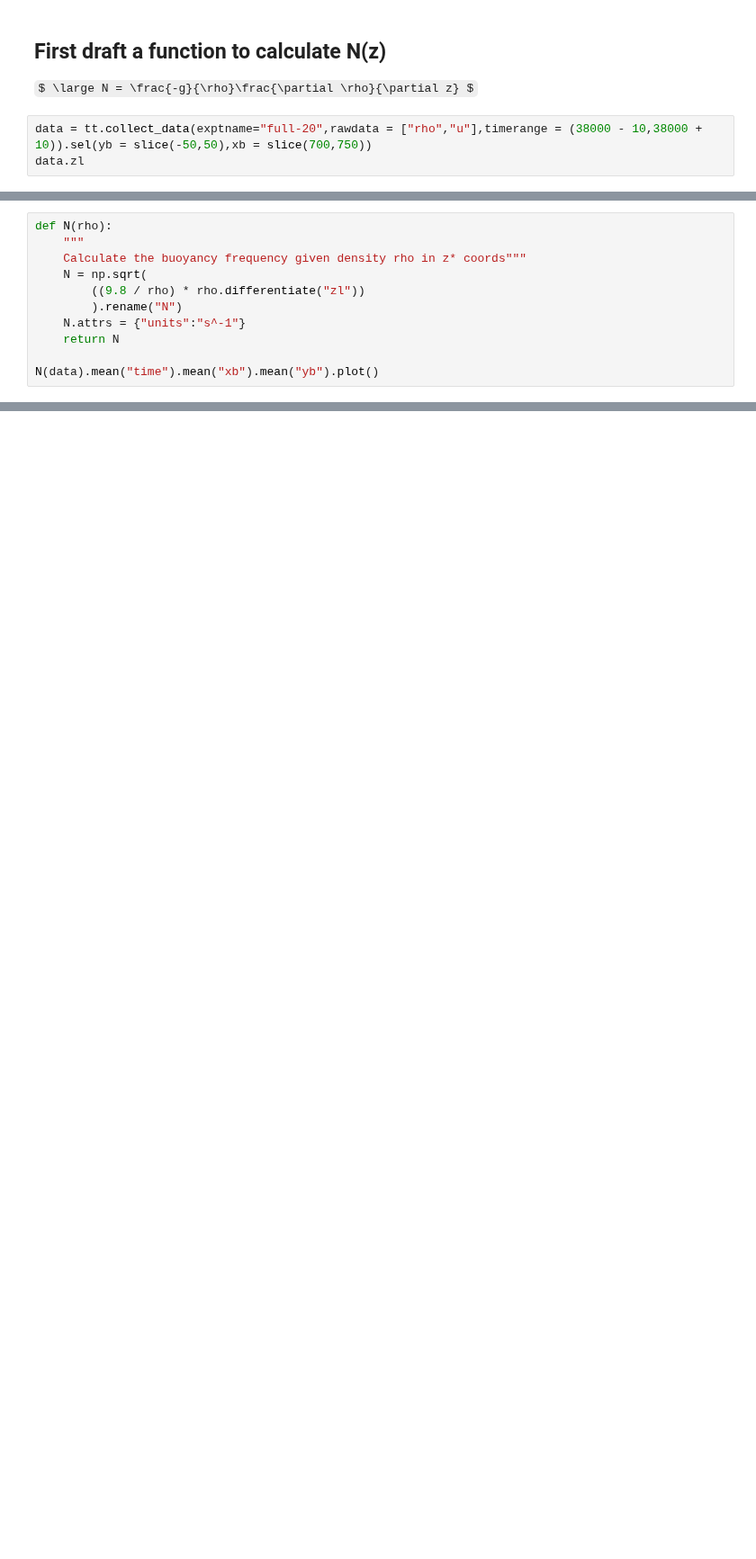
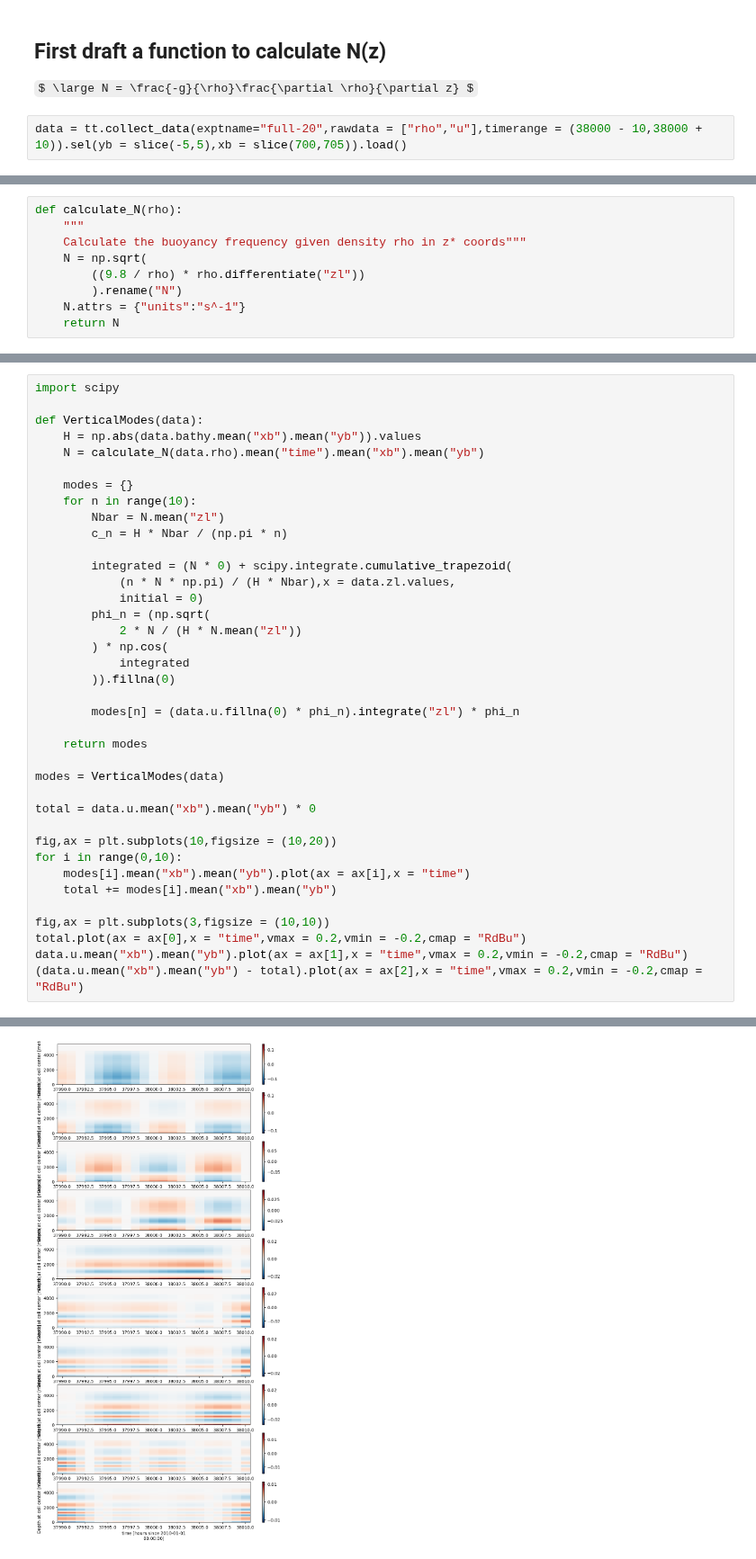
Before and after one commit to ashjbarnes/tasman-tides, a Jupyter notebook: notebooks/analysis/vertical_structure.ipynb, the cells around one changed output, grey strips where cells are left out. Shown at 90% size. Drawn from its saved outputs; the diff is of its cells as text; some formulas as TeX source; blank space fills up the shorter version.

Commit message:
vertical mode decomp

```diff
--- a/notebooks/analysis/vertical_structure.ipynb
+++ b/notebooks/analysis/vertical_structure.ipynb
@@ -45,8 +42,7 @@ Hosting the HTTP server on port 43621 instead
 
 $ \large N = \frac{-g}{\rho}\frac{\partial \rho}{\partial z} $
 # %%
-data = tt.collect_data(exptname="full-20",rawdata = ["rho","u"],timerange = (38000 - 10,38000 + 10)).sel(yb = slice(-50,50),xb = slice(700,750))
-data.zl
+data = tt.collect_data(exptname="full-20",rawdata = ["rho","u"],timerange = (38000 - 10,38000 + 10)).sel(yb = slice(-5,5),xb = slice(700,705)).load()
 # %% [output]
 loading rho...  done.
 loading u...    done.
@@ -90,5 +49,5 @@ array([2.703753e+00, 8.125880e+00, 1.357918e+01, 1.906775e+01, 2.459623e+01,
 # %%
-def N(rho):
+def calculate_N(rho):
     """
     Calculate the buoyancy frequency given density rho in z* coords"""
     N = np.sqrt(
@@ -96,5 +55,3 @@ def N(rho):
         ).rename("N")
     N.attrs = {"units":"s^-1"}
     return N
-
-N(data).mean("time").mean("xb").mean("yb").plot()
@@ -103,0 +66,39 @@ N(data).mean("time").mean("xb").mean("yb").plot()
+# %%
+import scipy
+
+def VerticalModes(data):
+    H = np.abs(data.bathy.mean("xb").mean("yb")).values
+    N = calculate_N(data.rho).mean("time").mean("xb").mean("yb")
+
+    modes = {}
+    for n in range(10):
+        Nbar = N.mean("zl")
+        c_n = H * Nbar / (np.pi * n)
+
+        integrated = (N * 0) + scipy.integrate.cumulative_trapezoid(
+            (n * N * np.pi) / (H * Nbar),x = data.zl.values,
+            initial = 0)
+        phi_n = (np.sqrt(
+            2 * N / (H * N.mean("zl"))
+        ) * np.cos(
+            integrated
+        )).fillna(0)
+
+        modes[n] = (data.u.fillna(0) * phi_n).integrate("zl") * phi_n
+
+    return modes
+
+modes = VerticalModes(data)
+
+total = data.u.mean("xb").mean("yb") * 0
+
+fig,ax = plt.subplots(10,figsize = (10,20))
+for i in range(0,10):
+    modes[i].mean("xb").mean("yb").plot(ax = ax[i],x = "time")
+    total += modes[i].mean("xb").mean("yb")
+
+fig,ax = plt.subplots(3,figsize = (10,10))
+total.plot(ax = ax[0],x = "time",vmax = 0.2,vmin = -0.2,cmap = "RdBu")
+data.u.mean("xb").mean("yb").plot(ax = ax[1],x = "time",vmax = 0.2,vmin = -0.2,cmap = "RdBu")
+(data.u.mean("xb").mean("yb") - total).plot(ax = ax[2],x = "time",vmax = 0.2,vmin = -0.2,cmap = "RdBu")
+# %% [output]
@@ -103,0 +106 @@ N(data).mean("time").mean("xb").mean("yb").plot()
+[figure, added]
```
Also changed, not shown: parts of 6 cells of this notebook, 1 other file.
